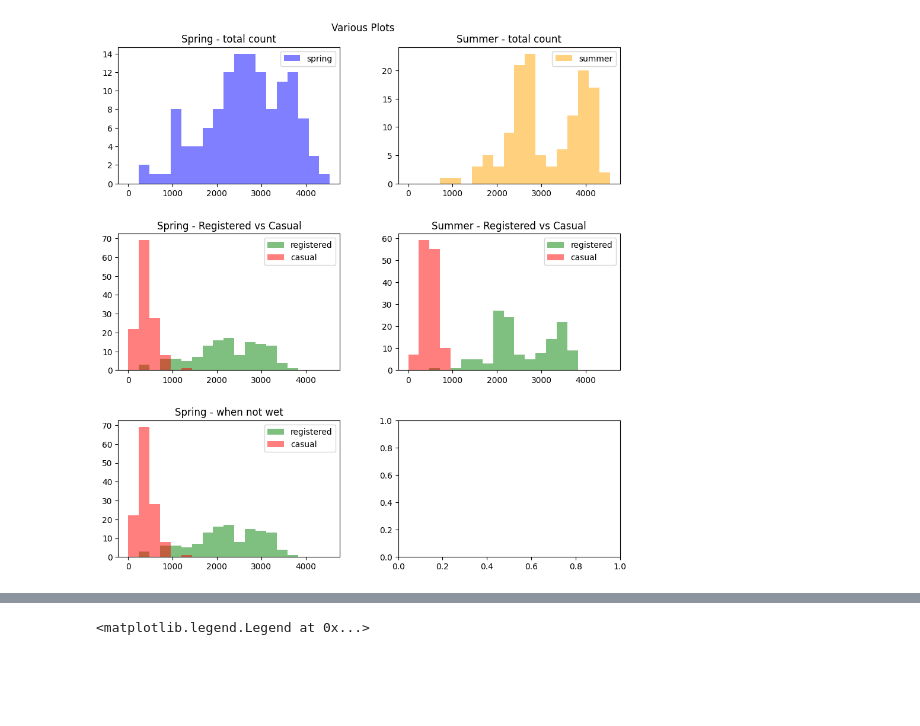
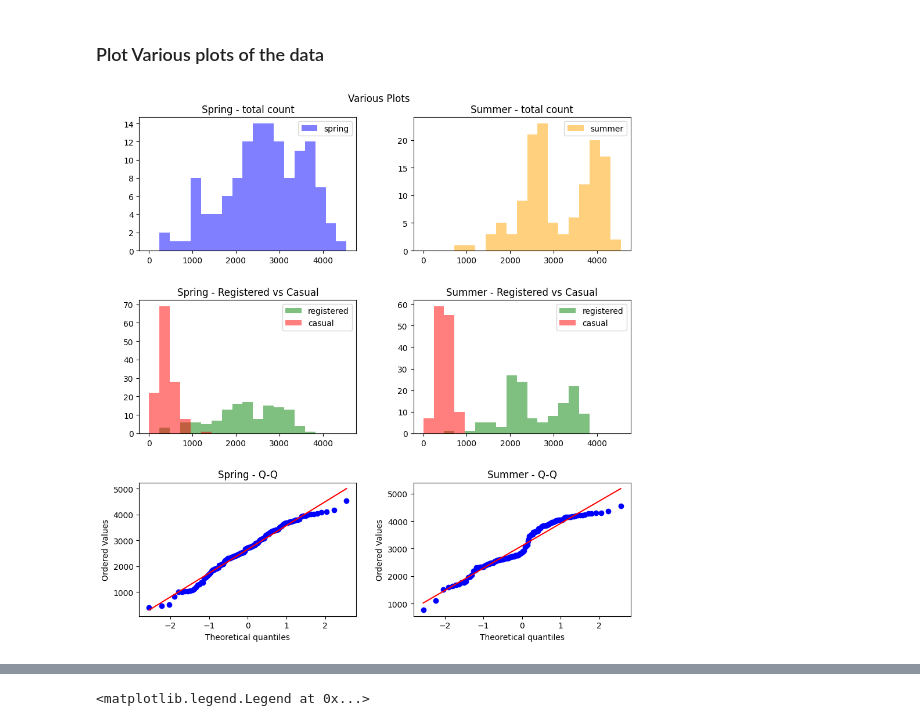
Before and after one commit to eirikbaekkelund/BikeSharing, a Jupyter notebook: develop_FC.ipynb, the cells around one changed output, grey strips where cells are left out. Cells and saved outputs as stored; diff of their text form; code cells hidden in the pictures; blank space fills up the shorter version.

```diff
--- a/develop_FC.ipynb
+++ b/develop_FC.ipynb
@@ -26,7 +26,7 @@ data_summer_workday = data_hour[(data_hour['hr'].isin(evening_hrs)) &
                                 (data_hour['season']==season['summer']) &
                                 (data_hour['workingday']==1)]
 
-# now summarise the data so each line in data represents one samle event, ie. the total number of bike hires
+# now summarise the data so each line in data represents one sample event, ie. the total number of bike hires
 # during peak commuting times on a single day
 data_spring_eve_workday = data_spring_workday.groupby(['dteday', 'weekday'])[['casual', 'registered', 'cnt']].sum()
 data_summer_eve_workday = data_summer_workday.groupby(['dteday', 'weekday'])[['casual', 'registered', 'cnt']].sum()
@@ -38,3 +38,7 @@ data_summer_eve_workday_weather = data_summer_workday.groupby(['dteday', 'weekda
 # join average weather data to bike counts
 data_spring_eve_workday = pd.concat([data_spring_eve_workday, data_spring_eve_workday_weather], axis=1)
 data_summer_eve_workday = pd.concat([data_summer_eve_workday, data_summer_eve_workday_weather], axis=1)
+
+# remove weekday and date being the index - change to just row number being index:
+data_spring_eve_workday.reset_index(inplace=True)
+data_summer_eve_workday.reset_index(inplace=True)
@@ -62,3 +100,5 @@ total spring and summer working day shape: (259, 16)
+# %% [markdown]
+### Plot Various plots of the data ###
 # %%
 # setup axes
 fig, axs = plt.subplots(3,2, figsize=(10,10))
@@ -67,36 +107,36 @@ fig.suptitle('Various Plots')
 
 # histogram paramaters
 n_bins = 20
 x_min = 0
 x_max = max(data_spring_eve_workday['cnt'].max(), data_summer_eve_workday['cnt'].max())
 bins = np.linspace(x_min, x_max, n_bins)
 
 # total count spring (evening, workday)
 axs[0,0].hist(x='cnt', data=data_spring_eve_workday, bins=bins, alpha=0.5, color='blue', label='spring')
 axs[0,0].legend()
 axs[0,0].title.set_text('Spring - total count')
 
 # total count summer (evening, workday)
 axs[0,1].hist(x='cnt', data=data_summer_eve_workday, bins=bins, alpha=0.5, color='orange', label='summer')
 axs[0,1].legend()
 axs[0,1].title.set_text('Summer - total count')
 
 #  Spring - registered users vs casual
 axs[1,0].hist(x='registered', data=data_spring_eve_workday, bins=bins, alpha=0.5, color='green', label='registered')
 axs[1,0].hist(x='casual', data=data_spring_eve_workday, bins=bins, alpha=0.5, color='red', label='casual')
 axs[1,0].legend()
 axs[1,0].title.set_text('Spring - Registered vs Casual')
 
 # summer - registered users vs casual
 axs[1,1].hist(x='registered', data=data_summer_eve_workday, bins=bins, alpha=0.5, color='green', label='registered')
 axs[1,1].hist(x='casual', data=data_summer_eve_workday, bins=bins, alpha=0.5, color='red', label='casual')
 axs[1,1].legend()
 axs[1,1].title.set_text('Summer - Registered vs Casual')
 
-#  Spring - when not wet
-axs[2,0].hist(x='registered', data=data_spring_eve_workday, bins=bins, alpha=0.5, color='green', label='registered')
-axs[2,0].hist(x='casual', data=data_spring_eve_workday, bins=bins, alpha=0.5, color='red', label='casual')
-axs[2,0].legend()
-axs[2,0].title.set_text('Spring - when not wet')
+# Q-Q plots against norms
+stats.probplot(data_spring_eve_workday['cnt'], dist="norm", plot=axs[2,0])
+axs[2,0].title.set_text("Spring - Q-Q")
+stats.probplot(data_summer_eve_workday['cnt'], dist="norm", plot=axs[2,1])
+axs[2,1].title.set_text("Summer - Q-Q")
 # %% [output]
-[figure, old version]
+[figure, new version]
```
Also changed, not shown: parts of 9 cells of this notebook.
